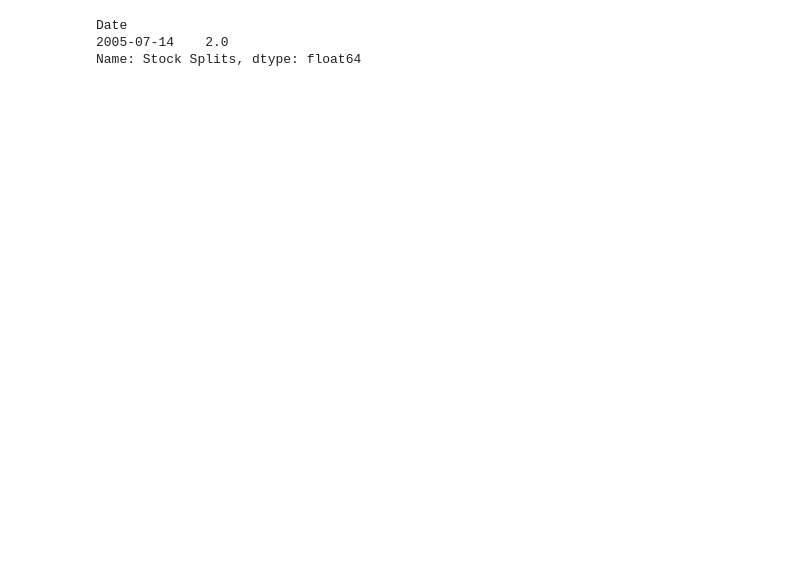
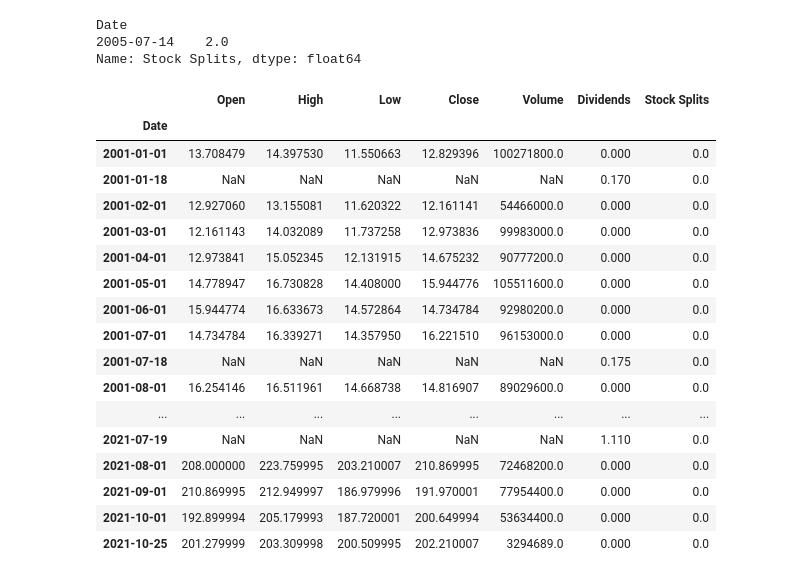
Before and after one commit to Willamette-OR/data_lab_stock_financials, a Jupyter notebook: investigate_price_correlation_fundamentals.ipynb, the cells around one changed output. Cells and saved outputs as stored; diff of their text form; code cells hidden in the pictures; blank space fills up the shorter version.

```diff
--- a/investigate_price_correlation_fundamentals.ipynb
+++ b/investigate_price_correlation_fundamentals.ipynb
@@ -534,3 +534,26 @@ _stock.splits
 Date
 2005-07-14    2.0
 Name: Stock Splits, dtype: float64
+# %%
+_stock.history(interval='1mo',
+               start=start_date_quote_history.strftime('%Y-%m-%d'),
+               end=datetime.utcnow().strftime('%Y-%m-%d'))
+# %% [output]
+|  | Open | High | Low | Close | Volume | Dividends | Stock Splits |
+| Date |  |  |  |  |  |  |  |
+| 2001-01-01 | 13.708479 | 14.397530 | 11.550663 | 12.829396 | 100271800.0 | 0.000 | 0.0 |
+| 2001-01-18 | NaN | NaN | NaN | NaN | NaN | 0.170 | 0.0 |
+| 2001-02-01 | 12.927060 | 13.155081 | 11.620322 | 12.161141 | 54466000.0 | 0.000 | 0.0 |
+| 2001-03-01 | 12.161143 | 14.032089 | 11.737258 | 12.973836 | 99983000.0 | 0.000 | 0.0 |
+| 2001-04-01 | 12.973841 | 15.052345 | 12.131915 | 14.675232 | 90777200.0 | 0.000 | 0.0 |
+| 2001-05-01 | 14.778947 | 16.730828 | 14.408000 | 15.944776 | 105511600.0 | 0.000 | 0.0 |
+| 2001-06-01 | 15.944774 | 16.633673 | 14.572864 | 14.734784 | 92980200.0 | 0.000 | 0.0 |
+| 2001-07-01 | 14.734784 | 16.339271 | 14.357950 | 16.221510 | 96153000.0 | 0.000 | 0.0 |
+| 2001-07-18 | NaN | NaN | NaN | NaN | NaN | 0.175 | 0.0 |
+| 2001-08-01 | 16.254146 | 16.511961 | 14.668738 | 14.816907 | 89029600.0 | 0.000 | 0.0 |
+| ... | ... | ... | ... | ... | ... | ... | ... |
+| 2021-07-19 | NaN | NaN | NaN | NaN | NaN | 1.110 | 0.0 |
+| 2021-08-01 | 208.000000 | 223.759995 | 203.210007 | 210.869995 | 72468200.0 | 0.000 | 0.0 |
+| 2021-09-01 | 210.869995 | 212.949997 | 186.979996 | 191.970001 | 77954400.0 | 0.000 | 0.0 |
+| 2021-10-01 | 192.899994 | 205.179993 | 187.720001 | 200.649994 | 53634400.0 | 0.000 | 0.0 |
+| 2021-10-25 | 201.279999 | 203.309998 | 200.509995 | 202.210007 | 3294689.0 | 0.000 | 0.0 |
```
Also changed, not shown: parts of 4 cells of this notebook, 2 other files.
